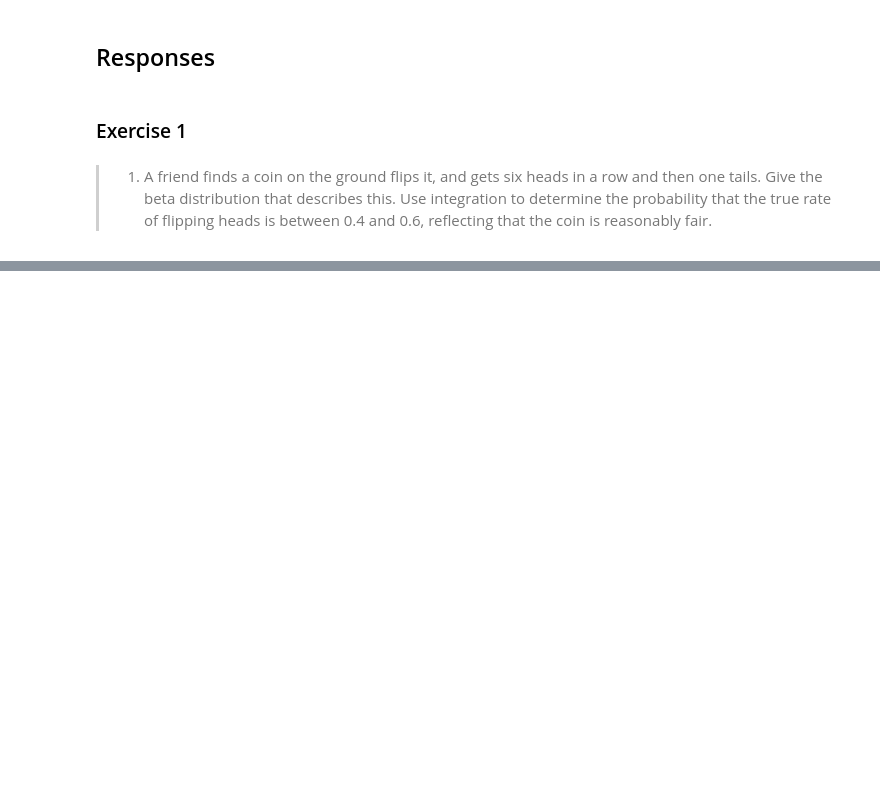
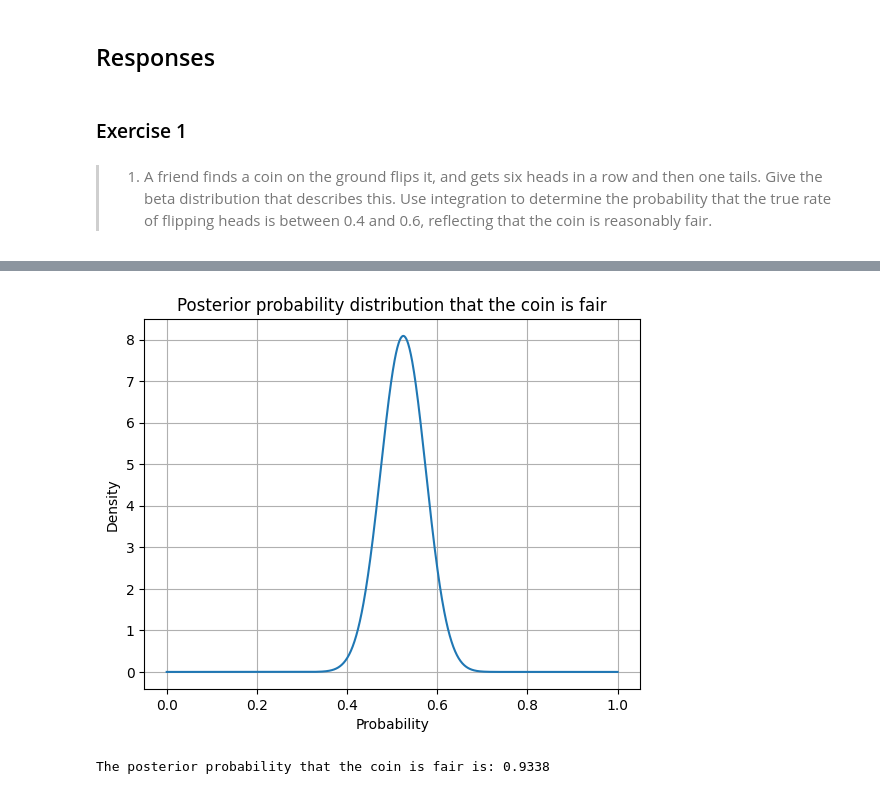
Before and after one commit to TecKnow/learning, a Jupyter notebook: Chapter_9.ipynb, the cells around one changed output, grey strips where cells are left out. Cells and saved outputs as stored; diff of their text form; code cells hidden in the pictures; blank space fills up the shorter version.

```diff
--- a/Chapter_9.ipynb
+++ b/Chapter_9.ipynb
@@ -120,0 +173,24 @@ plt.show()
+# %%
+fig, ax = plt.subplots(1,1)
+
+posterior_alpha = 54
+posterior_beta = 49
+
+x = np.linspace(0, 1, 1000)
+ax.grid(True)
+ax.set_title("Posterior probability distribution that the coin is fair")
+ax.set_xlabel("Probability")
+ax.set_ylabel("Density")
+ax.plot(x, beta.pdf(x, posterior_alpha, posterior_beta))
+plt.show()
+# %% [output]
+[figure, added]
+# %%
+posterior_alpha = 54
+posterior_beta = 49
+
+confidence = beta.cdf(.6, posterior_alpha, posterior_beta) - beta.cdf(.4, posterior_alpha, posterior_beta)
+
+print(f"The posterior probability that the coin is fair is: {confidence:.4}")
+# %% [output]
+The posterior probability that the coin is fair is: 0.9338
```
Also changed, not shown: parts of 11 cells of this notebook.
